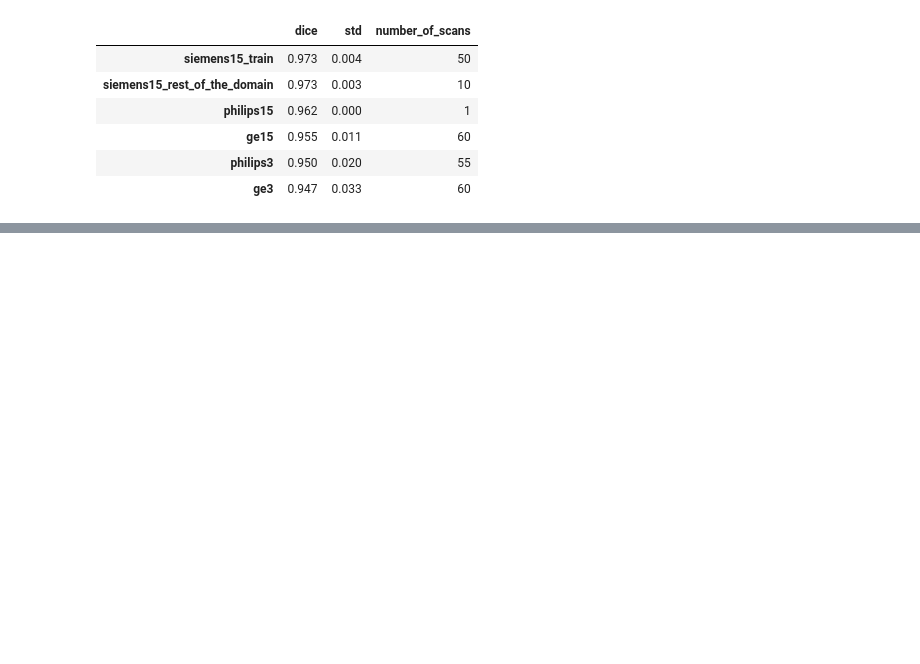
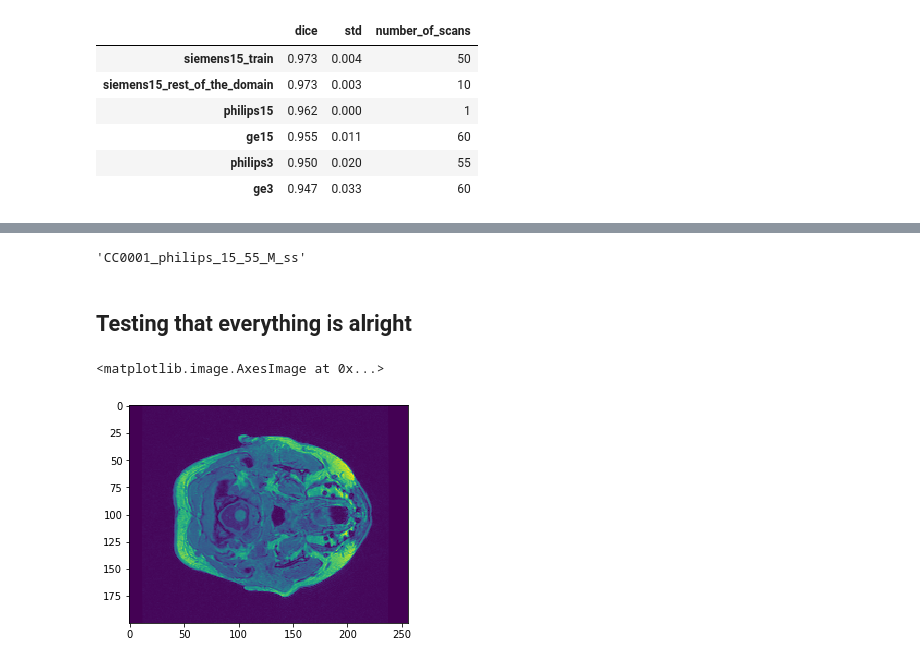
Before and after one commit to zaaabik/SkolBrainet, a Jupyter notebook: Analysis.ipynb, the cells around one changed output, grey strips where cells are left out. Drawn from its saved outputs; the diff is of its cells as text; code cells hidden in the pictures; blank space fills up the shorter version.

Commit message:
now all data is scaled (commit to Analysis.ipynb)

```diff
--- a/Analysis.ipynb
+++ b/Analysis.ipynb
@@ -123,0 +142,6 @@ a
+# %%
+orig_base_path = '../Original/'
+gt_base_path = '../Silver-standard-ML/'
+
+orig_base_path_sc = '../originalScaled/'
+gt_base_path_sc = '../Silver-standard-MLScaled/'
@@ -123,0 +199,13 @@ a
+# %%
+names_gt[0][:-7]
+# %% [output]
+'CC0001_philips_15_55_M_ss'
+# %%
+a = np.load(orig_base_path_sc + 'CC0359_ge_3_58_F.npy')
+# %% [markdown]
+## Testing that everything is alright
+# %%
+plt.imshow(a[:,:,100])
+# %% [output]
+<matplotlib.image.AxesImage at 0x...>
+[figure, added]
```
Also changed, not shown: parts of 12 cells of this notebook.
